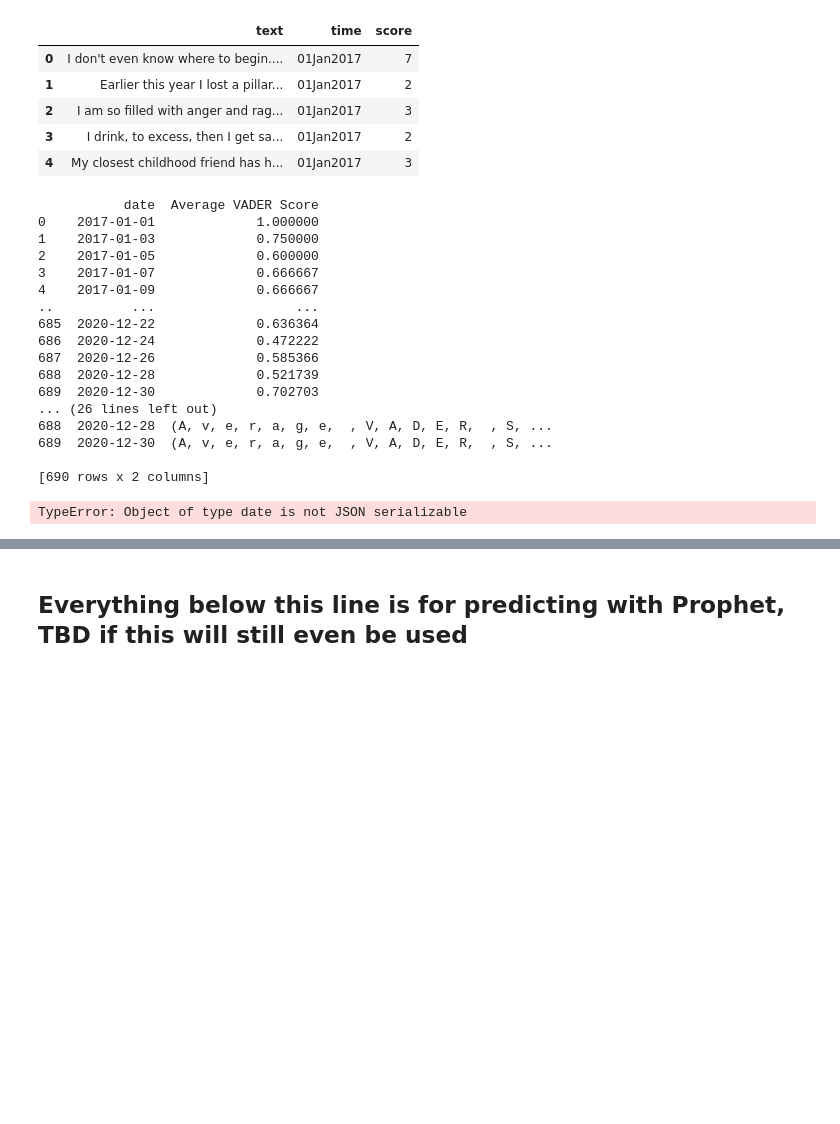
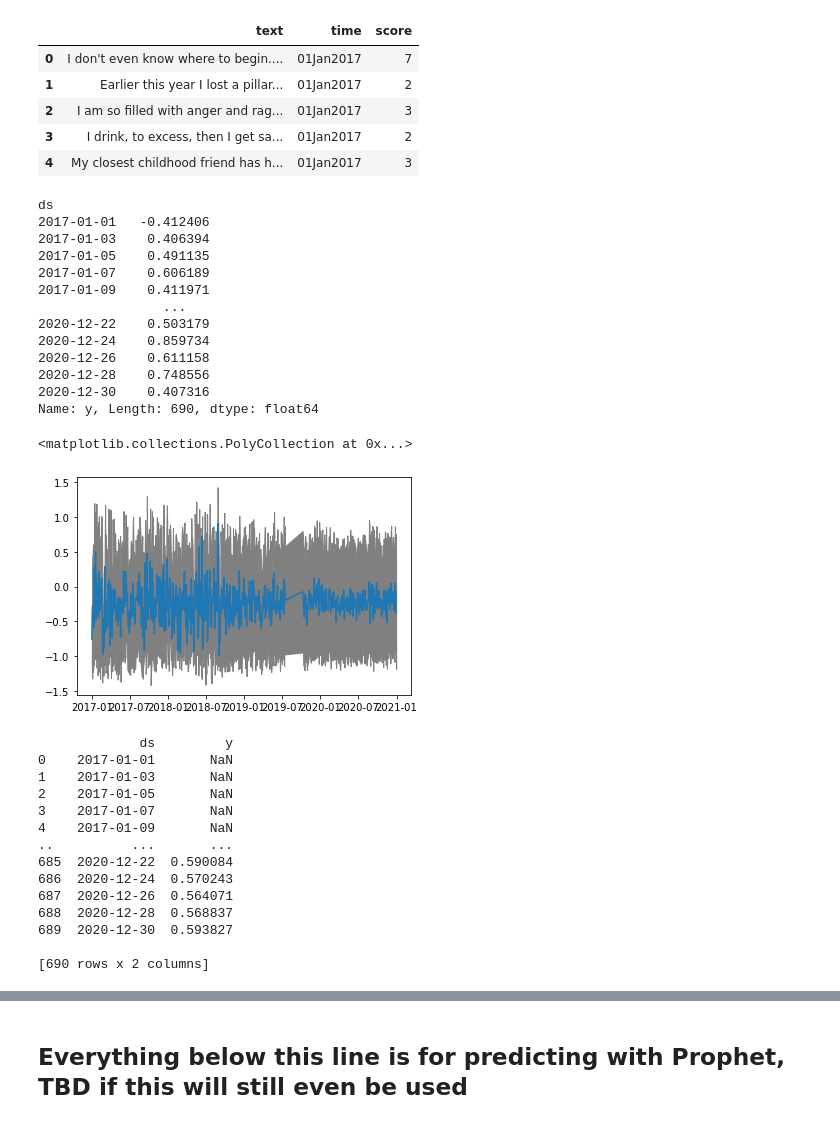
Before and after one commit to bermanjt/RedditMentalHealth, a Jupyter notebook: VADER_Prophet.ipynb, the cells around one changed output, grey strips where cells are left out. Drawn from its saved outputs; the diff is of its cells as text; code cells hidden in the pictures; blank space fills up the shorter version.

Commit message:
VADER Graphs are all working nowgit add VADER_Prophet.ipynb

```diff
--- a/VADER_Prophet.ipynb
+++ b/VADER_Prophet.ipynb
@@ -101,45 +99,60 @@ smoothed = alt.Chart(smoothed_vader_score.reset_index()).mark_line(
 
 chart = (series + smoothed).properties(width=800, height=300)
 chart.save(f'figures/{subreddit}/VADER_Score.html')
+# %%
+# prophet_input['ds'] = prophet_input['ds'].apply(lambda x: x.replace(day = 1))
+mean_df = prophet_input.groupby(prophet_input['ds'].dt.date).mean().rolling(30)
+std_df = prophet_input.groupby(prophet_input['ds'].dt.date).std().rolling(30)
+
+plt.plot(mean_df['y'],'-')
+print(mean_df['y']+std_df['y'])
+
+plt.fill_between(mean_df.index, mean_df['y']+std_df['y'], mean_df['y']-std_df['y'], color='gray')
+# %% [output]
+ds
+2017-01-01   -0.412406
+2017-01-03    0.406394
+2017-01-05    0.491135
+2017-01-07    0.606189
+2017-01-09    0.411971
+                ...
+2020-12-22    0.503179
+2020-12-24    0.859734
+2020-12-26    0.611158
+2020-12-28    0.748556
+2020-12-30    0.407316
+Name: y, Length: 690, dtype: float64
+<matplotlib.collections.PolyCollection at 0x...>
+[figure, added]
 # %%
 df_all = pd.concat([data_2017,data_2018,data_2019,data_2020])
 df_low_VADER = df_all[df_all['y'] < -0.05]
-posts_per_day_low_VADER = df_low_VADER.groupby([df_low_VADER['ds'].dt.date]).count()
-posts_per_day = df_all.groupby([df_all['ds'].dt.date]).count()
-normalized_VADER_count = (posts_per_day_low_VADER/posts_per_day).y
+posts_per_day_low_VADER = df_low_VADER.groupby([df_low_VADER['ds'].dt.date]).count().drop(columns=['ds'])
+posts_per_day = df_all.groupby([df_all['ds'].dt.date]).count().drop(columns=['ds'])
 
-a = normalized_VADER_count.index.to_series()
+normalized_VADER_count = (posts_per_day_low_VADER/posts_per_day)
+smoothed_VADER = normalized_VADER_count.rolling(7).mean().reset_index()
+print(smoothed_VADER)
+smoothed_VADER['ds'] = pd.to_datetime(smoothed_VADER['ds'])
 
-df = pd.DataFrame({'date': a, 'Average VADER Score': normalized_VADER_count}).reset_index().drop(columns=['ds'])
-print(df)
-df['date'] = pd.to_datetime(df['date'])
-smoothed_VADER_Frequency_Score = df.rolling(7).mean()
-print(smoothed_VADER_Frequency_Score)
-df_smoothed = pd.DataFrame({'date': a, 'smoothed_score': smoothed_VADER_Frequency_Score}).reset_index().drop(columns=['ds'])
-print(df_smoothed)
-VADER_Norm_Posts = alt.Chart(df).interactive(bind_y=False).mark_line(opacity=0.3).encode(x='date',y='count').properties(title=f'Frequency of posts with compound score less than -0.05 on r/{subreddit} normalized by number of posts (on that day)')
-VADER_Norm_Posts_Rolling = alt.Chart(df_smoothed).mark_line(opacity=0.1).interactive(bind_y=False).encode(x='date',y='count')
-chart = (VADER_Norm_Posts_Rolling).properties(width=800, height=300)
+VADER_Norm_Posts = alt.Chart(smoothed_VADER).interactive(bind_y=False).mark_line(opacity=0.3).encode(x='ds',y='y').properties(title=f'Frequency of posts with compound score less than -0.05 on r/{subreddit} normalized by number of posts (on that day)')
+chart = (VADER_Norm_Posts).properties(width=800, height=300)
 chart.save(f'figures/{subreddit}/Frequency_of_low_VADER_norm_posts.html')
 # %% [output]
-           date  Average VADER Score
-0    2017-01-01             1.000000
-1    2017-01-03             0.750000
-2    2017-01-05             0.600000
-3    2017-01-07             0.666667
-4    2017-01-09             0.666667
-..          ...                  ...
-685  2020-12-22             0.636364
-686  2020-12-24             0.472222
-687  2020-12-26             0.585366
-688  2020-12-28             0.521739
-689  2020-12-30             0.702703
-... (26 lines left out)
-688  2020-12-28  (A, v, e, r, a, g, e,  , V, A, D, E, R,  , S, ...
-689  2020-12-30  (A, v, e, r, a, g, e,  , V, A, D, E, R,  , S, ...
+             ds         y
+0    2017-01-01       NaN
+1    2017-01-03       NaN
+2    2017-01-05       NaN
+3    2017-01-07       NaN
+4    2017-01-09       NaN
+..          ...       ...
+685  2020-12-22  0.590084
+686  2020-12-24  0.570243
+687  2020-12-26  0.564071
+688  2020-12-28  0.568837
+689  2020-12-30  0.593827
 
 [690 rows x 2 columns]
-TypeError: Object of type date is not JSON serializable
 # %%
 trend = pd.read_csv(f'{subreddit}_data/subscriber_count.csv')
 trend['subscribers'] = trend['subscribers'].interpolate()
```
Also changed, not shown: parts of 4 cells of this notebook.
